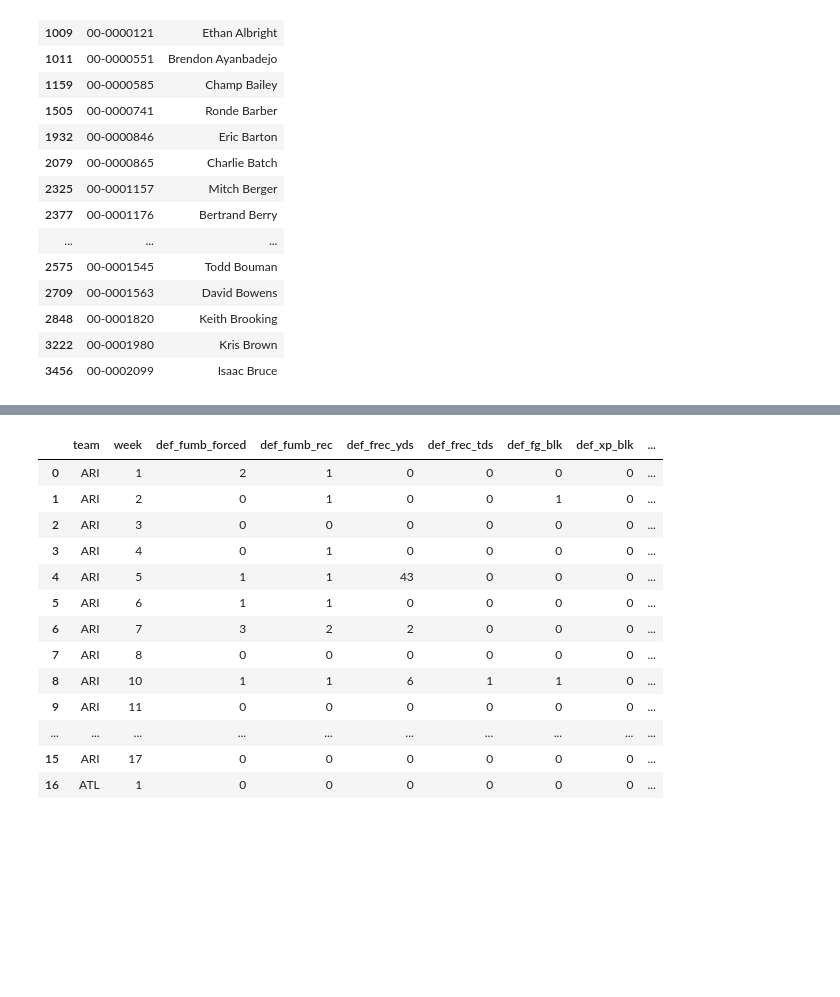
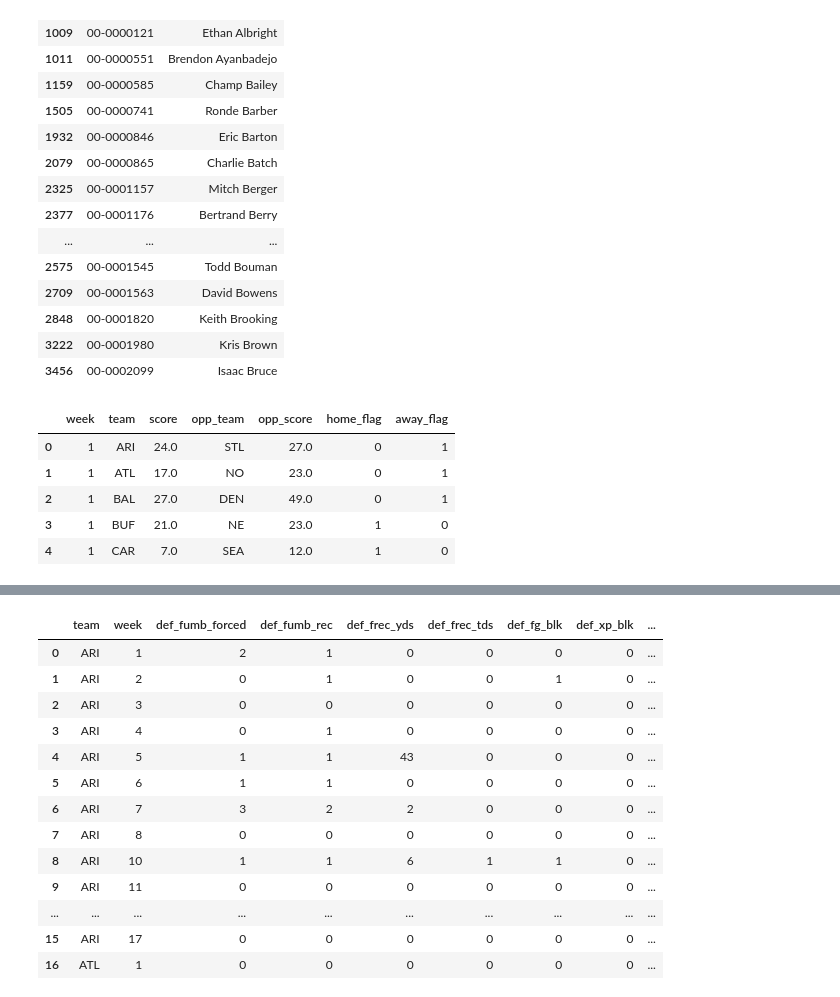
Before and after one commit to markertsean/Fantasy_Football, a Jupyter notebook: stats_generation/generate_sql.ipynb, the cells around one changed output, grey strips where cells are left out. Cells and saved outputs as stored; diff of their text form; code cells hidden in the pictures; blank space fills up the shorter version.

```diff
--- a/stats_generation/generate_sql.ipynb
+++ b/stats_generation/generate_sql.ipynb
@@ -87,0 +151,9 @@ df.head(20)
+# %%
+results_frame.head()
+# %% [output]
+|  | week | team | score | opp_team | opp_score | home_flag | away_flag |
+| 0 | 1 | ARI | 24.0 | STL | 27.0 | 0 | 1 |
+| 1 | 1 | ATL | 17.0 | NO | 23.0 | 0 | 1 |
+| 2 | 1 | BAL | 27.0 | DEN | 49.0 | 0 | 1 |
+| 3 | 1 | BUF | 21.0 | NE | 23.0 | 1 | 0 |
+| 4 | 1 | CAR | 7.0 | SEA | 12.0 | 1 | 0 |
```
Also changed, not shown: parts of 3 cells of this notebook, 1 other file.
